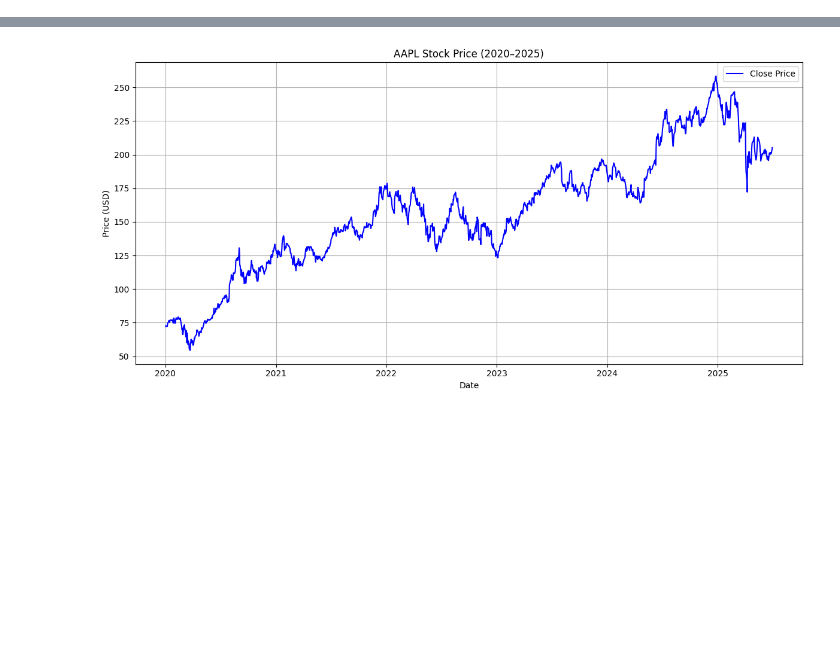
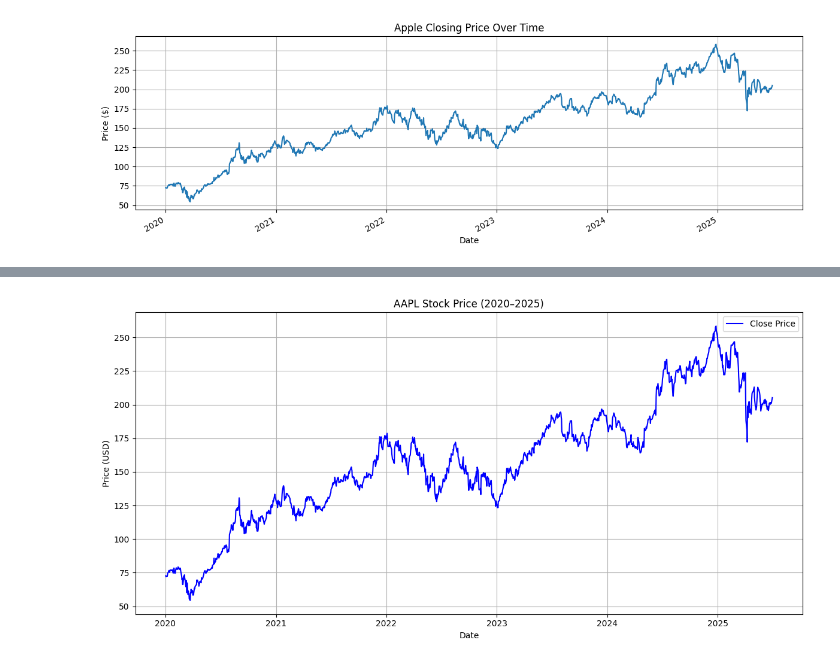
Before and after one commit to edmiller824/sf_tech, a Jupyter notebook: ts_analysis_apple.ipynb, the cells around one changed output, grey strips where cells are left out. Drawn from its saved outputs; the diff is of its cells as text; code cells hidden in the pictures; blank space fills up the shorter version.

```diff
--- a/ts_analysis_apple.ipynb
+++ b/ts_analysis_apple.ipynb
@@ -30 +40,13 @@ Date
+# %%
+
+plt.figure(figsize=(12, 4))
+apple_ts.plot()
+plt.title("Apple Closing Price Over Time")
+plt.ylabel("Price ($)")
+plt.xlabel("Date")
+plt.grid(True)
+plt.tight_layout()
+plt.show()
+# %% [output]
+[figure, added]
 # %%
```
Also changed, not shown: parts of 15 cells of this notebook, 1 other file.
